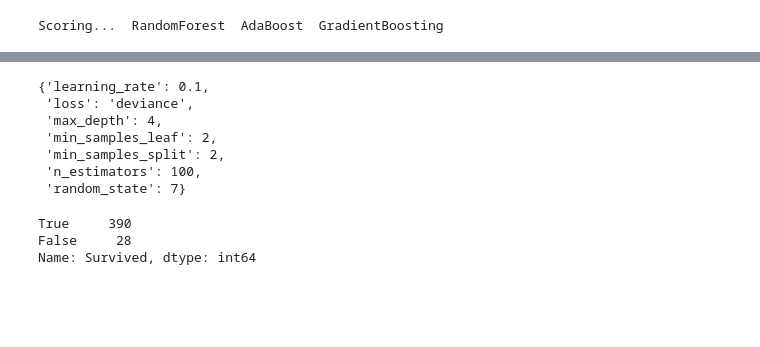
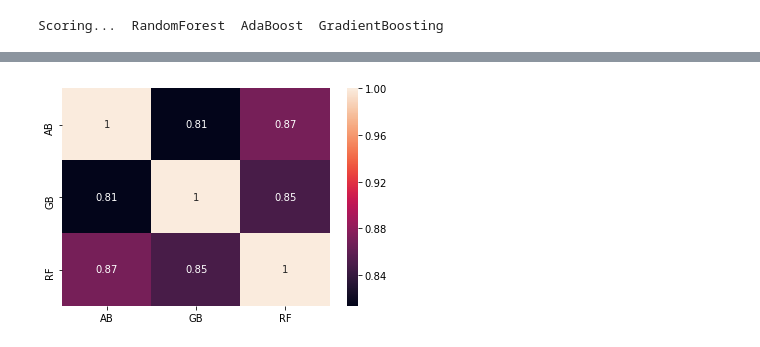
Before and after one commit to athi94/kaggle-titanic, a Jupyter notebook: notebooks/Competition Script Checking.ipynb, the cells around one changed output, grey strips where cells are left out. Drawn from its saved outputs; the diff is of its cells as text; code cells hidden in the pictures; blank space fills up the shorter version.

Commit message:
Competition prediction: RF model no improvement, voting ensemble didn't improve with RF+Ada+GB, probs too correlated, logistic regression/svm might help

```diff
--- a/notebooks/Competition Script Checking.ipynb
+++ b/notebooks/Competition Script Checking.ipynb
@@ -334,16 +332,0 @@ rfc_submit[rfc_submit['Survived'] != rfc2_submit['Survived']]
-# %%
-# GradientBoost Tuning
-gbc = GradientBoostingClassifier()
-
-gbc_params = {
-    "loss": ['deviance'],
-    "learning_rate": [0.2, 0.1, 0.05, 0.01],
-    "n_estimators": [100, 200, 500],
-    "max_depth": [2, 4, 6, 8, 10],
-    "min_samples_leaf": [2, 4, 6, 8, 10],
-    "min_samples_split": [2, 4, 6, 8, 10],
-    "random_state": [7]
-}
-
-gsGBC = GridSearchCV(gbc, param_grid=gbc_params, cv=skf, n_jobs=-1, verbose=1)
-gsGBC.fit(X_train, y_train)
@@ -383,11 +332,0 @@ GridSearchCV(cv=StratifiedKFold(n_splits=10, random_state=None, shuffle=False),
-# %%
-bestGBC = gsGBC.best_estimator_
-gsGBC.best_params_
-# %% [output]
-{'learning_rate': 0.1,
- 'loss': 'deviance',
- 'max_depth': 4,
- 'min_samples_leaf': 2,
- 'min_samples_split': 2,
- 'n_estimators': 100,
- 'random_state': 7}
@@ -397,6 +333,26 @@ gbc_submit.to_csv("../output/gbc_submission_kg_.csv", index=False)
-# %%
-(gbc_submit['Survived'] == rfc_submit['Survived']).value_counts()
-# %% [output]
-True     390
-False     28
-Name: Survived, dtype: int64
+# %%
+vc = VotingClassifier(estimators=[
+    ('rfc', gsRFC.best_estimator_),
+    ('adac', gsABC.best_estimator_),
+    ('gbc', gsGBC.best_estimator_)
+    ], voting='soft', n_jobs=-1)
+
+vc.fit(X_train, y_train)
+vc_preds = vc.predict(X_test)
+# %%
+bestRFC = gsRFC.best_estimator_
+bestABC = gsABC.best_estimator_
+bestGBC = gsGBC.best_estimator_
+
+bestRFC.fit(X_train, y_train)
+bestABC.fit(X_train, y_train)
+bestGBC.fit(X_train, y_train)
+
+rf_preds = bestRFC.predict(X_test)
+ab_preds = bestABC.predict(X_test)
+gb_preds = bestGBC.predict(X_test)
+# %%
+all_preds = pd.DataFrame({'RF': rf_preds, 'AB': ab_preds, 'GB': gb_preds})
+_ = sns.heatmap(all_preds.corr(), annot=True)
+# %% [output]
+[figure, added]
```
Also changed, not shown: parts of 23 cells of this notebook, 1 other file.
